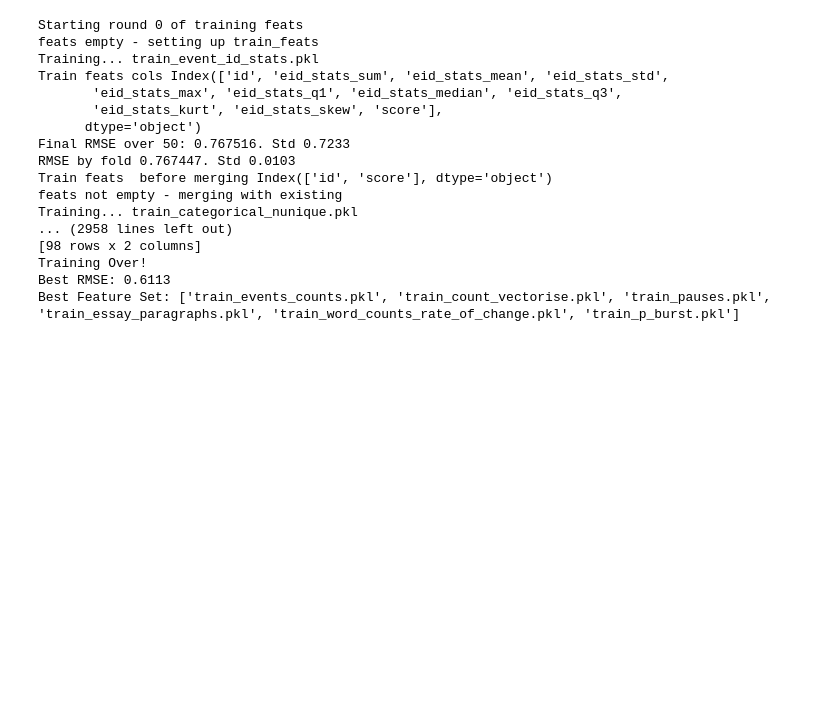
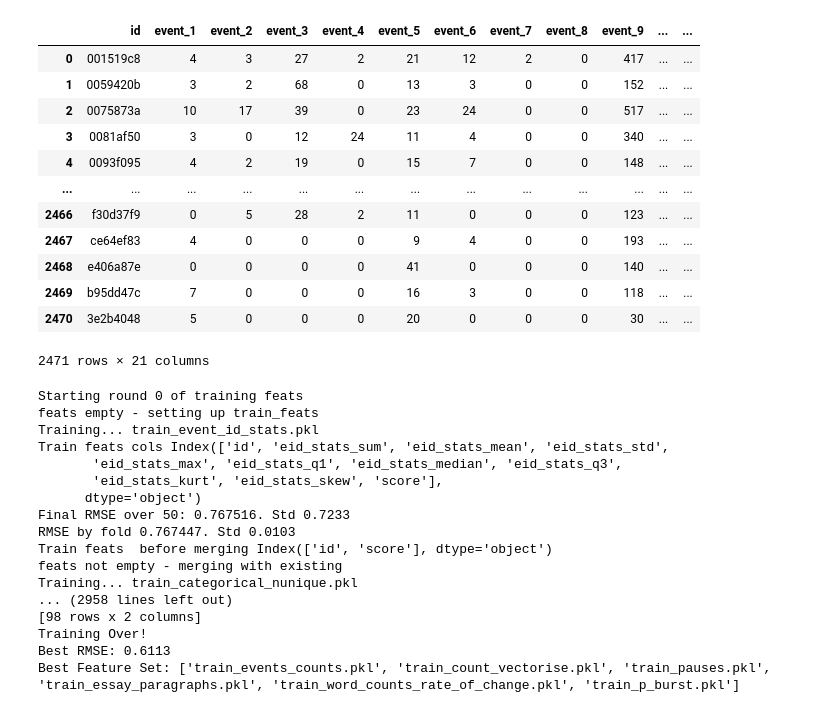
Before and after one commit to uallende/linking_writing_quality, a Jupyter notebook: SPF_create_features.ipynb, the cells around one changed output. Cells and saved outputs as stored; diff of their text form; code cells hidden in the pictures; blank space fills up the shorter version.

```diff
--- a/SPF_create_features.ipynb
+++ b/SPF_create_features.ipynb
@@ -79,0 +26,3 @@ ts.to_pickle(f'{FEAT_STORE}/test_{file_name}.pkl')
+# %%
+tr = pd.read_pickle(f'{FEAT_STORE}/train_p_burst.pkl')
+tr
@@ -80,3 +43,19 @@ ts.to_pickle(f'{FEAT_STORE}/test_{file_name}.pkl')
+# %%
+tr
+# %% [output]
+|  | id | event_1 | event_2 | event_3 | event_4 | event_5 | event_6 | event_7 | event_8 | event_9 | ... | ... |
+| 0 | 001519c8 | 4 | 3 | 27 | 2 | 21 | 12 | 2 | 0 | 417 | ... | ... |
+| 1 | 0059420b | 3 | 2 | 68 | 0 | 13 | 3 | 0 | 0 | 152 | ... | ... |
+| 2 | 0075873a | 10 | 17 | 39 | 0 | 23 | 24 | 0 | 0 | 517 | ... | ... |
+| 3 | 0081af50 | 3 | 0 | 12 | 24 | 11 | 4 | 0 | 0 | 340 | ... | ... |
+| 4 | 0093f095 | 4 | 2 | 19 | 0 | 15 | 7 | 0 | 0 | 148 | ... | ... |
+| ... | ... | ... | ... | ... | ... | ... | ... | ... | ... | ... | ... | ... |
+| 2466 | f30d37f9 | 0 | 5 | 28 | 2 | 11 | 0 | 0 | 0 | 123 | ... | ... |
+| 2467 | ce64ef83 | 4 | 0 | 0 | 0 | 9 | 4 | 0 | 0 | 193 | ... | ... |
+| 2468 | e406a87e | 0 | 0 | 0 | 0 | 41 | 0 | 0 | 0 | 140 | ... | ... |
+| 2469 | b95dd47c | 7 | 0 | 0 | 0 | 16 | 3 | 0 | 0 | 118 | ... | ... |
+| 2470 | 3e2b4048 | 5 | 0 | 0 | 0 | 20 | 0 | 0 | 0 | 30 | ... | ... |
+2471 rows × 21 columns
 # %%
 # Initialize empty DataFrames
 train_feats, test_feats = pd.DataFrame(), pd.DataFrame()
```
Also changed, not shown: parts of 4 cells of this notebook, 2 other files.
